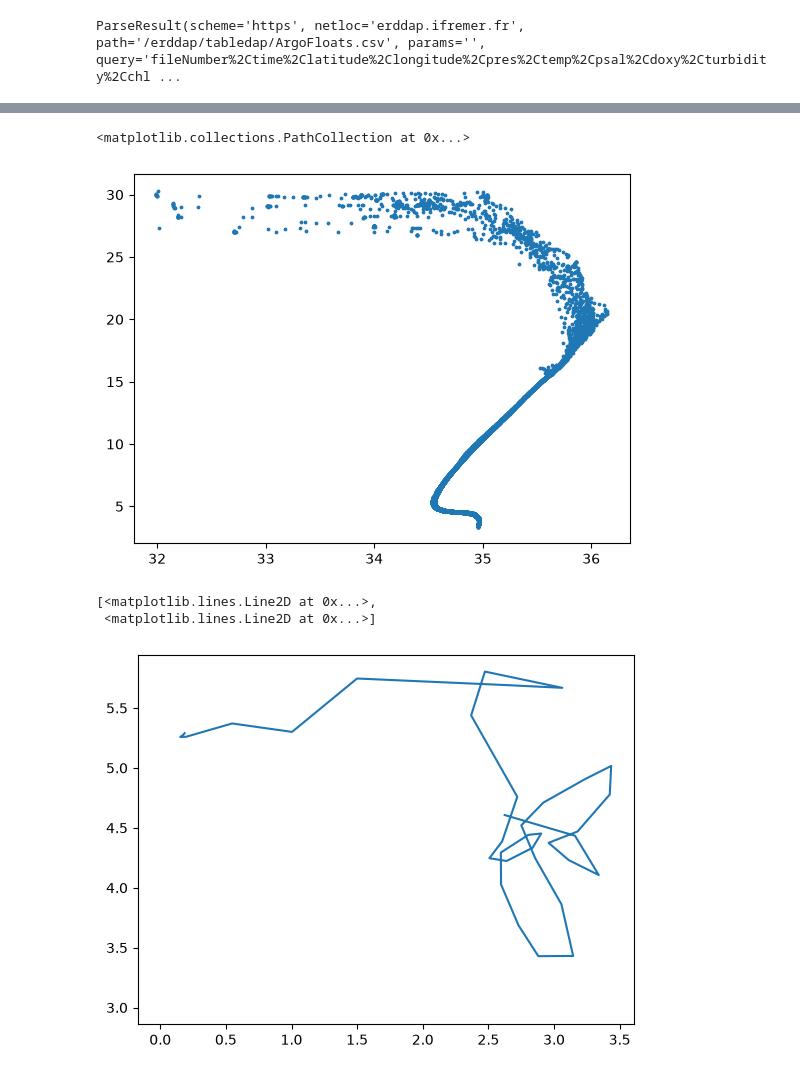
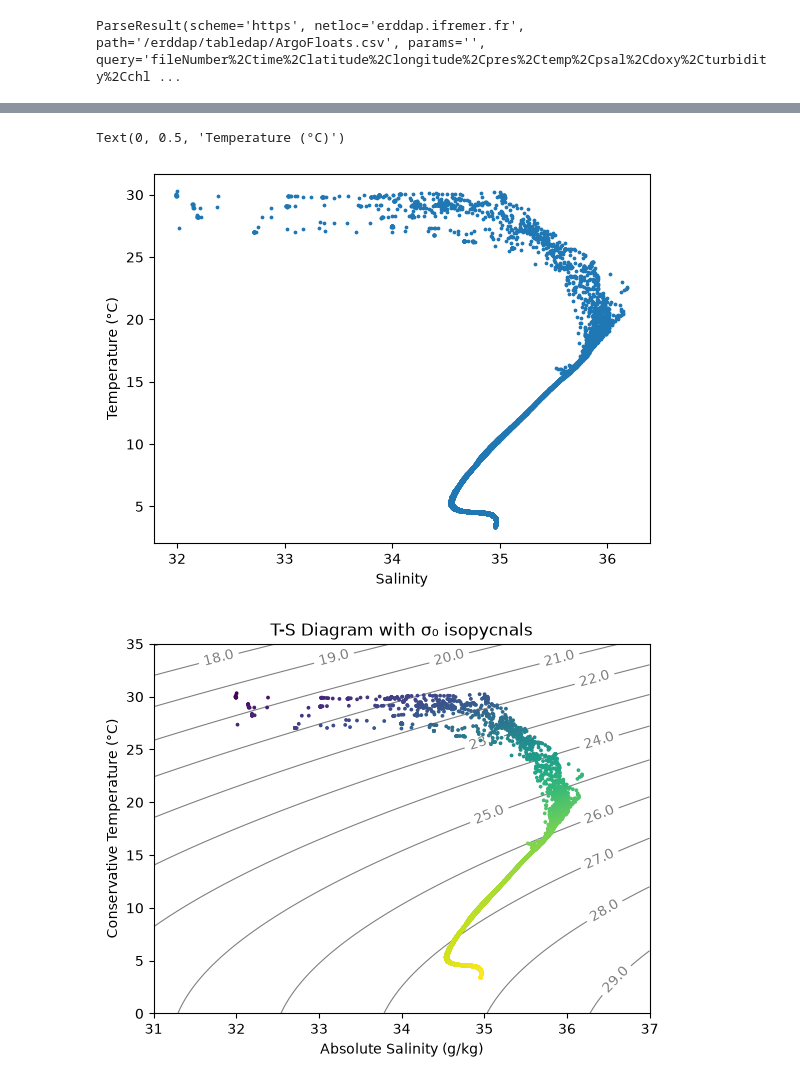
Before and after one commit to oceanmargins/omi_argo_floats, a Jupyter notebook: argo_pandas.ipynb, the cells around one changed output, grey strips where cells are left out. Drawn from its saved outputs; the diff is of its cells as text; code cells hidden in the pictures.

Commit message:
Add functionality to argo notebook

```diff
--- a/argo_pandas.ipynb
+++ b/argo_pandas.ipynb
@@ -11,14 +22,18 @@ Go to [https://erddap.ifremer.fr/erddap/tabledap/ArgoFloats.html] to generate an
 # %%
 #url = "https://erddap.ifremer.fr/erddap/tabledap/ArgoFloats.csv?fileNumber%2Ctime%2Clatitude%2Clongitude%2Cpres%2Cpres_adjusted%2Ctemp%2Ctemp_adjusted%2Cpsal%2Cpsal_adjusted%2Cdoxy%2Cturbidity%2Cchla%2Cnitrate&fileNumber=%223902687%22&latitude%3E=-20&latitude%3C=20&longitude%3E=-20&longitude%3C=20"
 
+base_url = "https://erddap.ifremer.fr/erddap/tabledap/ArgoFloats.csv"
 
-host = "https://erddap.ifremer.fr/erddap/tabledap/ArgoFloats.csv"
-columns = "fileNumber%2Ctime%2Clatitude%2Clongitude%2Cpres%2Ctemp%2Cpsal%2Cdoxy%2Cturbidity%2Cchla%2Cnitrate"
-values = {'fileNumber': '"3902687"',
-          'latitude>':  -20,  'latitude<': 20,
-          'longitude>': -20, 'longitude<': 20}
-values = urllib.parse.urlencode(values)
-"fileNumber=%223902687%22&latitude%3E=-20&latitude%3C=20&longitude%3E=-20&longitude%3C=20"
-url = host + "?" + columns + "&" + values
-#urllib.parse.urljoin(url, columns, values)
+columns = ["fileNumber", "time", "latitude", "longitude", "pres", "temp", "psal",
+           "doxy", "turbidity", "chla", "nitrate"]
+col_str = urllib.parse.quote(",".join(columns))
+
+constraints = {'fileNumber': '"3902687"',
+               'latitude>':  -20,  'latitude<': 20,
+               'longitude>': -20, 'longitude<': 20}
+constr_str  = urllib.parse.urlencode(constraints)
+
+query = col_str + "&" + constr_str
+url = base_url + "?" + query
+#"fileNumber=%223902687%22&latitude%3E=-20&latitude%3C=20&longitude%3E=-20&longitude%3C=20"
 # %%
@@ -26,7 +41,7 @@ urllib.parse.urlparse(url)
 # %% [output]
 ParseResult(scheme='https', netloc='erddap.ifremer.fr', path='/erddap/tabledap/ArgoFloats.csv', params='', query='fileNumber%2Ctime%2Clatitude%2Clongitude%2Cpres%2Ctemp%2Cpsal%2Cdoxy%2Cturbidity%2Cchl ...
 # %%
-df = pd.read_csv(url, skiprows=[1])
+df = pd.read_csv(url, skiprows=[1], parse_dates=["time"])
 # %%
 df
 # %% [output]
@@ -46,11 +61,24 @@ df
 # %%
 plt.scatter(df["psal"], df["temp"],3)
+plt.xlabel("Salinity")
+plt.ylabel("Temperature (°C)")
 # %% [output]
-<matplotlib.collections.PathCollection at 0x...>
+Text(0, 0.5, 'Temperature (°C)')
-[figure, old version]
+[figure, new version]
 # %%
-plt.plot(df["longitude"], df["latitude"],3)
+sigma0 = gsw.sigma0(df["psal"], df["temp"])
+SA_grid = np.linspace(31, 37, 100)
+CT_grid = np.linspace(0, 35, 100)
+SA_g, CT_g = np.meshgrid(SA_grid, CT_grid)
+sigma_grid = gsw.sigma0(SA_g, CT_g)
+fig, ax = plt.subplots()
+cs = ax.contour(SA_g, CT_g, sigma_grid, levels=np.arange(17,30), colors='gray', linewidths=0.8)
+ax.clabel(cs, fmt='%.1f')
+ax.scatter(df["psal"], df["temp"],3, c=sigma0, cmap='viridis', zorder=5)
+ax.set_xlabel('Absolute Salinity (g/kg)')
+ax.set_ylabel('Conservative Temperature (°C)')
+ax.set_title('T-S Diagram with σ₀ isopycnals')
+#plt.colorbar(ax.collections[0], label='σ₀ (kg/m³)')
+plt.show()
 # %% [output]
-[<matplotlib.lines.Line2D at 0x...>,
- <matplotlib.lines.Line2D at 0x...>]
-[figure, old version]
+[figure, new version]
```
Also changed, not shown: parts of 6 cells of this notebook, 2 other files.
